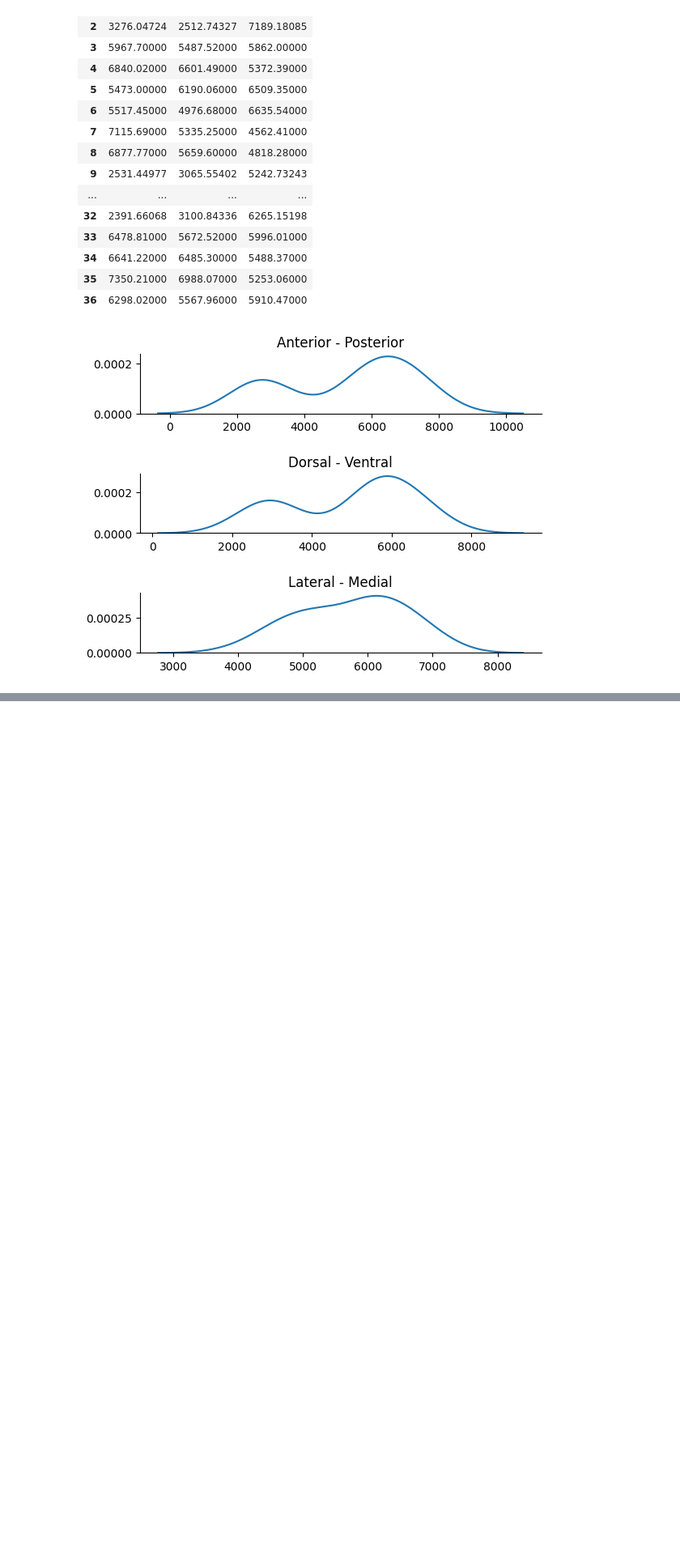
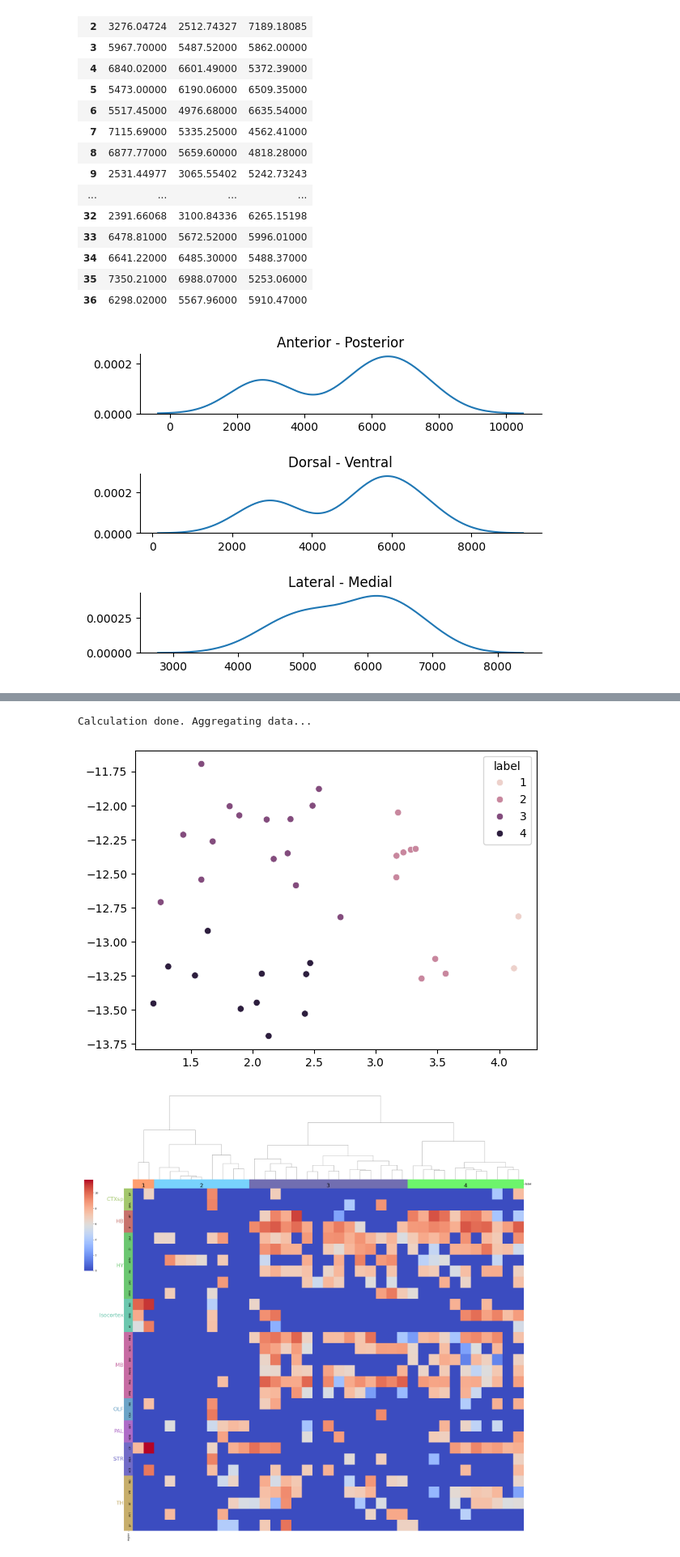
Before and after one commit to txgxxx/pyswcloader, a Jupyter notebook: test.ipynb, the cells around one changed output, grey strips where cells are left out. Shown at 81% size. Cells and saved outputs as stored; diff of their text form; code cells hidden in the pictures; blank space fills up the shorter version.

```diff
--- a/test.ipynb
+++ b/test.ipynb
@@ -44,3 +46,6 @@ pyswcloader.swc.plot_soma_distribution(path)
 | 35 | 7350.21000 | 6988.07000 | 5253.06000 |
 | 36 | 6298.02000 | 5567.96000 | 5910.47000 |
 [figure]
+# %%
+axon_length = projection_batch.compute_projection_parallel(projection_neuron.projection_length, path, cores=4, template=brain.Template.allen, annotation=io.ALLEN_ANNOTATION, resolution=10)
+axon_length
@@ -46,0 +103,6 @@ pyswcloader.swc.plot_soma_distribution(path)
+# %%
+cluster_results = pyswcloader.cluster.cluster(n_cluster=4, projection=axon_length, data_path=path,)
+# %% [output]
+Calculation done. Aggregating data...
+[figure, added]
+[figure, added]
```
Also changed, not shown: parts of 11 cells of this notebook, 5 other files.
